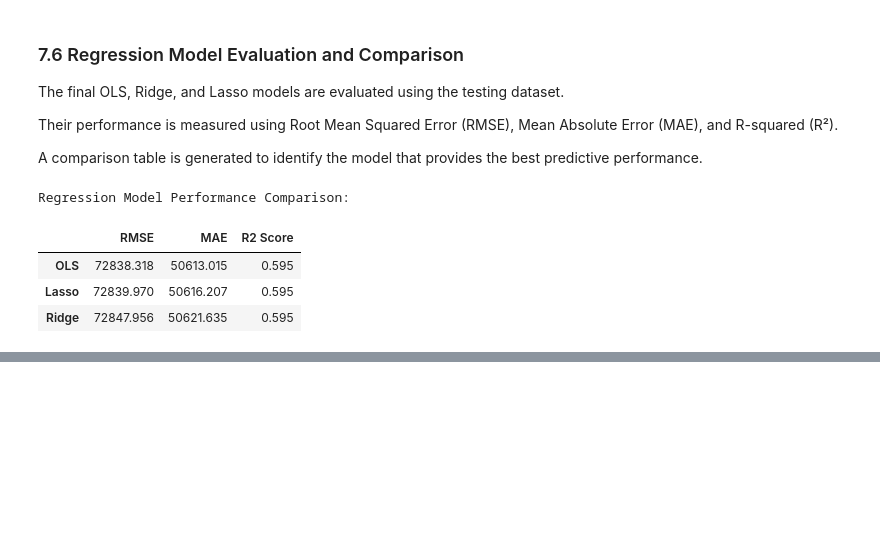
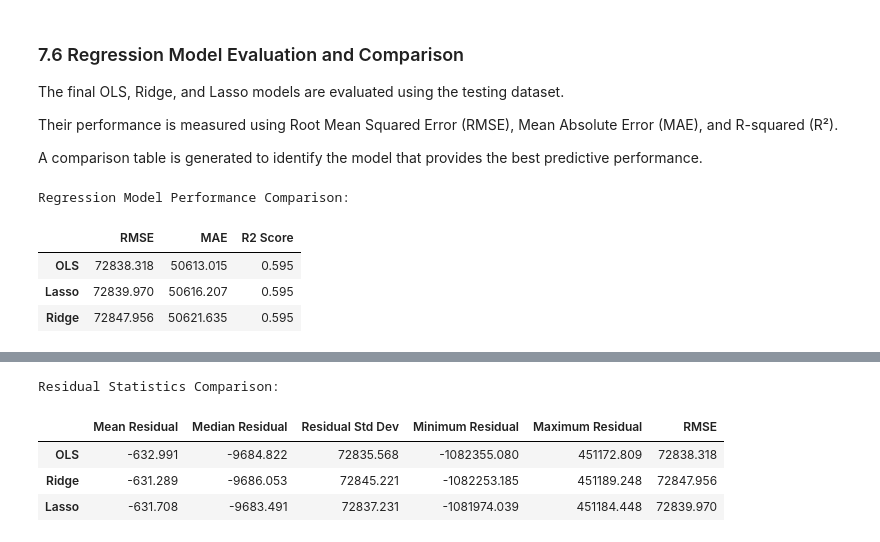
Before and after one commit to itsnatashasingh/Datheon_Python_Internship, a Jupyter notebook: Task_2_Housing_Price_Prediction/notebook/housing_price_prediction.ipynb, the cells around one changed output, grey strips where cells are left out. Drawn from its saved outputs; the diff is of its cells as text; code cells hidden in the pictures; blank space fills up the shorter version.

```diff
--- a/Task_2_Housing_Price_Prediction/notebook/housing_price_prediction.ipynb
+++ b/Task_2_Housing_Price_Prediction/notebook/housing_price_prediction.ipynb
@@ -1782,0 +2031,33 @@ Regression Model Performance Comparison:
+# %%
+# ============================================
+# 8.6 CALCULATE RESIDUAL STATISTICS
+# ============================================
+
+# Store residual statistics for each model
+residual_statistics = {}
+
+for model_name, residuals in model_residuals.items():
+
+    # Calculate statistical measures
+    residual_statistics[model_name] = {
+        'Mean Residual': np.mean(residuals),
+        'Median Residual': np.median(residuals),
+        'Residual Std Dev': np.std(residuals),
+        'Minimum Residual': np.min(residuals),
+        'Maximum Residual': np.max(residuals),
+        'RMSE': np.sqrt(np.mean(residuals ** 2))
+    }
+
+# Convert results into a DataFrame
+residual_comparison = pd.DataFrame(residual_statistics).T
+
+# Display residual statistics
+print("Residual Statistics Comparison:")
+
+display(residual_comparison.round(3))
+# %% [output]
+Residual Statistics Comparison:
+|  | Mean Residual | Median Residual | Residual Std Dev | Minimum Residual | Maximum Residual | RMSE |
+| OLS | -632.991 | -9684.822 | 72835.568 | -1082355.080 | 451172.809 | 72838.318 |
+| Ridge | -631.289 | -9686.053 | 72845.221 | -1082253.185 | 451189.248 | 72847.956 |
+| Lasso | -631.708 | -9683.491 | 72837.231 | -1081974.039 | 451184.448 | 72839.970 |
```
Also changed, not shown: parts of 17 cells of this notebook.
